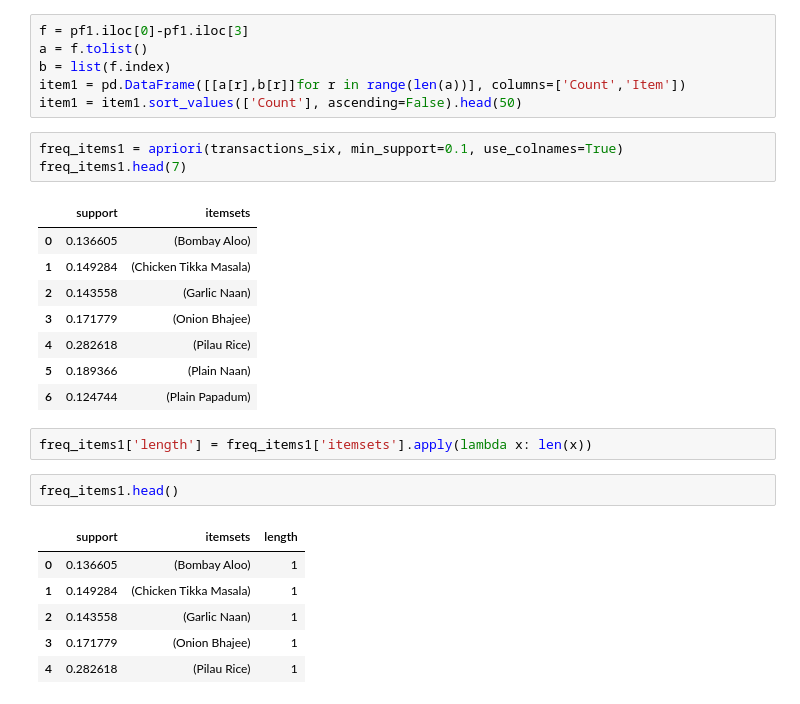
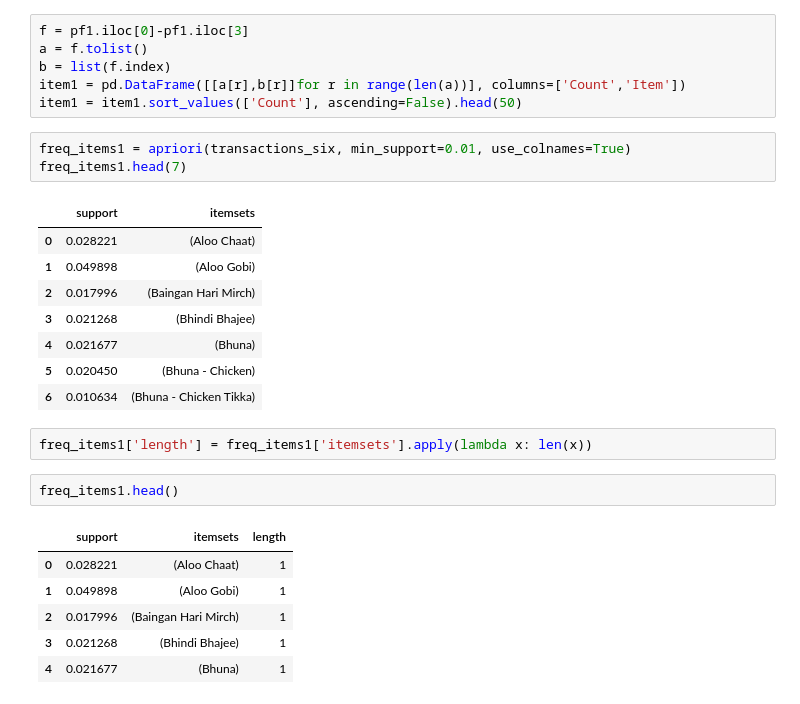
Before and after one commit to joyb05/Market-Basket-Analysis-Restaurant-Dataset, a Jupyter notebook: Market_Basket_Analysis_Restaurant_Dataset.ipynb, the cells around one changed output. Drawn from its saved outputs; the diff is of its cells as text.

```diff
--- a/Market_Basket_Analysis_Restaurant_Dataset.ipynb
+++ b/Market_Basket_Analysis_Restaurant_Dataset.ipynb
@@ -647,28 +647,28 @@ b = list(f.index)
 item1 = pd.DataFrame([[a[r],b[r]]for r in range(len(a))], columns=['Count','Item'])
 item1 = item1.sort_values(['Count'], ascending=False).head(50)
 # %%
-freq_items1 = apriori(transactions_six, min_support=0.1, use_colnames=True)
+freq_items1 = apriori(transactions_six, min_support=0.01, use_colnames=True)
 freq_items1.head(7)
 # %% [output]
 |  | support | itemsets |
-| 0 | 0.136605 | (Bombay Aloo) |
-| 1 | 0.149284 | (Chicken Tikka Masala) |
-| 2 | 0.143558 | (Garlic Naan) |
-| 3 | 0.171779 | (Onion Bhajee) |
-| 4 | 0.282618 | (Pilau Rice) |
-| 5 | 0.189366 | (Plain Naan) |
-| 6 | 0.124744 | (Plain Papadum) |
+| 0 | 0.028221 | (Aloo Chaat) |
+| 1 | 0.049898 | (Aloo Gobi) |
+| 2 | 0.017996 | (Baingan Hari Mirch) |
+| 3 | 0.021268 | (Bhindi Bhajee) |
+| 4 | 0.021677 | (Bhuna) |
+| 5 | 0.020450 | (Bhuna - Chicken) |
+| 6 | 0.010634 | (Bhuna - Chicken Tikka) |
 # %%
 freq_items1['length'] = freq_items1['itemsets'].apply(lambda x: len(x))
 # %%
 freq_items1.head()
 # %% [output]
 |  | support | itemsets | length |
-| 0 | 0.136605 | (Bombay Aloo) | 1 |
-| 1 | 0.149284 | (Chicken Tikka Masala) | 1 |
-| 2 | 0.143558 | (Garlic Naan) | 1 |
-| 3 | 0.171779 | (Onion Bhajee) | 1 |
-| 4 | 0.282618 | (Pilau Rice) | 1 |
+| 0 | 0.028221 | (Aloo Chaat) | 1 |
+| 1 | 0.049898 | (Aloo Gobi) | 1 |
+| 2 | 0.017996 | (Baingan Hari Mirch) | 1 |
+| 3 | 0.021268 | (Bhindi Bhajee) | 1 |
+| 4 | 0.021677 | (Bhuna) | 1 |
 # %%
 rules2 = association_rules(freq_items1, metric="confidence", min_threshold=0.001)
 rules2.head(10)
```
Also changed, not shown: parts of 52 cells of this notebook.
